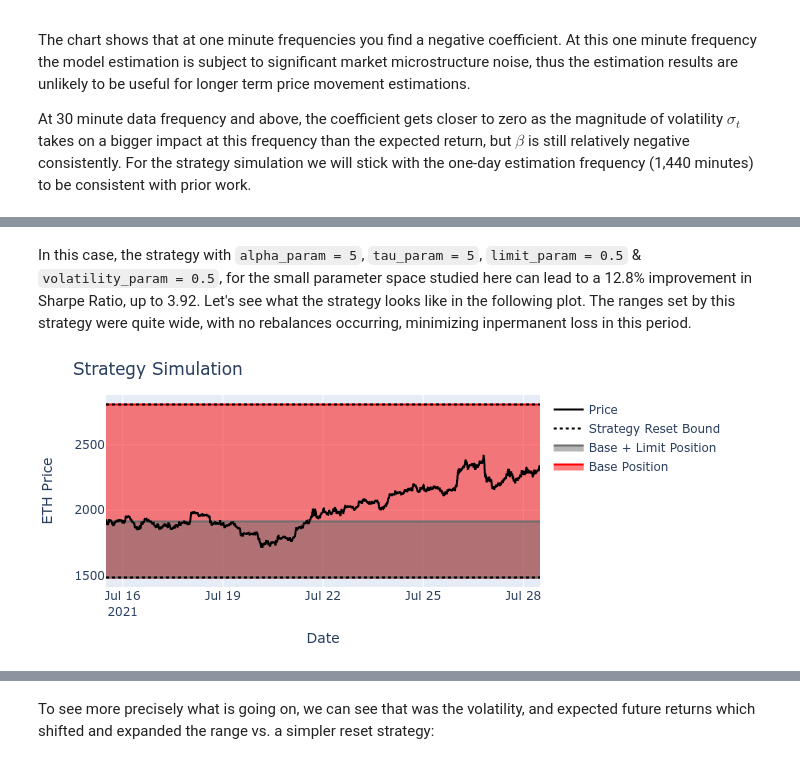
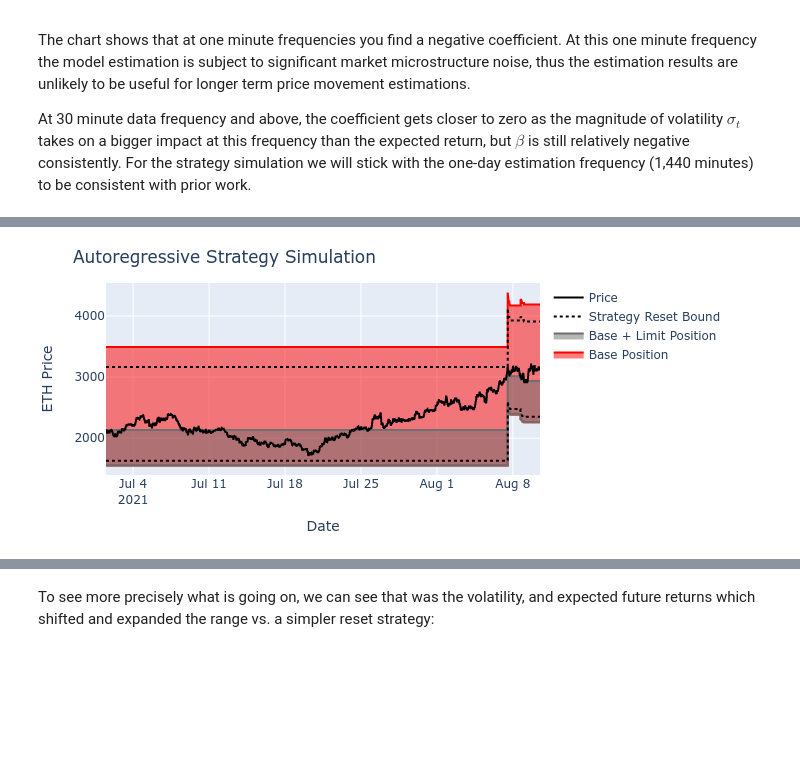
Before and after one commit to ricardgardella/active-strategy-framework, a Jupyter notebook: AutoRegressiveStrategy.ipynb, the cells around one changed output, grey strips where cells are left out. Saved outputs shown, nothing was run; the diff lists cells and outputs as text; code cells hidden in the pictures; blank space fills up the shorter version.

````diff
--- a/AutoRegressiveStrategy.ipynb
+++ b/AutoRegressiveStrategy.ipynb
@@ -40,17 +40,16 @@ address            = '0x8ad599c3a0ff1de082011efddc58f1908eb6e6d8'
 token_0_address    = '0xA0b86991c6218b36c1d19D4a2e9Eb0cE3606eB48'
 token_1_address    = '0xC02aaA39b223FE8D0A0e5C4F27eAD9083C756Cc2'
 
-import importlib
-importlib.reload(GetPoolData)
-
-
+flipside_queries   = ['https://api.flipsidecrypto.com/api/v2/queries/b8ad3087-803a-478b-9ed3-c4f3c096bc47/data/latest',
+                      'https://api.flipsidecrypto.com/api/v2/queries/de277680-5ff6-4d58-bfff-29ef114215be/data/latest']
 
 # Price data for theThese must be month ends
 price_data_begin         = '2020-12-31'
 price_data_end           = '2021-12-31'
+file_name                = 'eth_usdc'
 
-swap_data  = GetPoolData.get_pool_data_flipside(address,BITQUERY_API_TOKEN,False)
-# price_data = GetPoolData.get_price_data_bitquery(token_0_address,token_1_address,price_data_begin,price_data_end,BITQUERY_API_TOKEN,DOWNLOAD_DATA)
+swap_data  = GetPoolData.get_pool_data_flipside(address,flipside_queries,file_name,DOWNLOAD_DATA)
+price_data = GetPoolData.get_price_data_bitquery(token_0_address,token_1_address,price_data_begin,price_data_end,BITQUERY_API_TOKEN,file_name,DOWNLOAD_DATA)
 # %% [markdown]
 ## Model Evaluation
 
@@ -64,7 +63,6 @@ On the other hand, the model finds interesting time series structure in the vola
 # %%
 AGGREGATED_MINUTES  = 60*24 # Works like a 'target' rebalance period
 
-price_data['price'] = price_data['quotePrice']
 price_data_filtered = AutoRegressiveStrategyImplementer.aggregate_price_data(price_data,AGGREGATED_MINUTES)
 
 ar                  = arch.univariate.ARX(price_data_filtered['price_return'].to_numpy()*10, lags=1)
@@ -209,77 +380,73 @@ pd.DataFrame(results)
-# %% [markdown]
-In this case, the strategy with ```alpha_param = 5```, ```tau_param = 5```, ```limit_param = 0.5``` & ```volatility_param = 0.5```, for the small parameter space studied here can lead to a 12.8% improvement in Sharpe Ratio, up to 3.92. Let's see what the strategy looks like in the following plot. The ranges set by this strategy were quite wide, with no rebalances occurring, minimizing inpermanent loss in this period.
 # %%
-SELECTED_STRATEGY                    = 2
-resulting_strat                      = results_data[SELECTED_STRATEGY]
-data_strategy                        = pd.DataFrame([i.dict_components() for i in resulting_strat])
-data_strategy                        = data_strategy.set_index('time',drop=False)
-data_strategy                        = data_strategy.sort_index()
-data_strategy['value_hold']          = INITIAL_TOKEN_0 + INITIAL_TOKEN_1 * data_strategy['price_1_0']
-data_strategy['relative_to_holding'] = data_strategy['value_position']/data_strategy['value_hold']-1
-data_strategy['cum_fees_usd']        = data_strategy['token_0_fees'].cumsum() + (data_strategy['token_1_fees'] * data_strategy['price_1_0']).cumsum()
-data_strategy['net_gain']            = (data_strategy['value_position']  - INITIAL_POSITION_VALUE)/INITIAL_POSITION_VALUE
-
-
+SELECTED_STRATEGY                         = 14
+simulated_strategy                        = results_data[SELECTED_STRATEGY]
+data_strategy_long                        = pd.DataFrame([i.dict_components() for i in simulated_strategy])
+data_strategy_long                        = data_strategy_long.set_index('time',drop=False)
+data_strategy_long                        = data_strategy_long.sort_index()
+data_strategy_long['value_hold']          = INITIAL_TOKEN_0 + INITIAL_TOKEN_1 * data_strategy_long['price_1_0']
+data_strategy_long['relative_to_holding'] = data_strategy_long['value_position']/data_strategy_long['value_hold']-1
+data_strategy_long['net_gain']            = (data_strategy_long['value_position']  - INITIAL_POSITION_VALUE)/INITIAL_POSITION_VALUE
+pd.DataFrame([AutoRegressiveStrategyImplementer.analyze_strategy(data_strategy_long,INITIAL_POSITION_VALUE)])
 
 CHART_SIZE = 300
 
 fig_strategy = go.Figure()
 fig_strategy.add_trace(go.Scatter(
-    x=data_strategy['time'],
-    y=data_strategy['base_range_lower_usd'],
+    x=data_strategy_long['time'],
+    y=1/data_strategy_long['base_range_lower'],
     fill=None,
     mode='lines',
     showlegend = False,
     line_color='#ff0000',
     ))
 fig_strategy.add_trace(go.Scatter(
-    x=data_strategy['time'],
-    y=data_strategy['base_range_upper_usd'],
+    x=data_strategy_long['time'],
+    y=1/data_strategy_long['base_range_upper'],
     name='Base Position',
     fill='tonexty', # fill area between trace0 and trace1
     mode='lines', line_color='#ff0000',))
 
 fig_strategy.add_trace(go.Scatter(
-    x=data_strategy['time'],
-    y=data_strategy['limit_range_lower_usd'],
+    x=data_strategy_long['time'],
+    y=1/data_strategy_long['limit_range_lower'],
     fill=None,
     mode='lines',
     showlegend = False,
     line_color='#6f6f6f'))
 
 fig_strategy.add_trace(go.Scatter(
-    x=data_strategy['time'],
-    y=data_strategy['limit_range_upper_usd'],
+    x=data_strategy_long['time'],
+    y=1/data_strategy_long['limit_range_upper'],
     name='Base + Limit Position',
     fill='tonexty', # fill area between trace0 and trace1
     mode='lines', line_color='#6f6f6f',))
 
 fig_strategy.add_trace(go.Scatter(
-    x=data_strategy['time'],
-    y=data_strategy['reset_range_lower_usd'],
+    x=data_strategy_long['time'],
+    y=1/data_strategy_long['reset_range_lower'],
     name='Strategy Reset Bound',
     line=dict(width=2,dash='dot',color='black')))
 
 fig_strategy.add_trace(go.Scatter(
-    x=data_strategy['time'],
-    y=data_strategy['reset_range_upper_usd'],
+    x=data_strategy_long['time'],
+    y=1/data_strategy_long['reset_range_upper'],
     showlegend = False,
     line=dict(width=2,dash='dot',color='black',)))
 
 fig_strategy.add_trace(go.Scatter(
-    x=data_strategy['time'],
-    y=data_strategy['price_1_0'],
+    x=data_strategy_long['time'],
+    y=data_strategy_long['price_1_0'],
     name='Price',
     line=dict(width=2,color='black')))
 
 fig_strategy.update_layout(
     margin=dict(l=20, r=20, t=40, b=20),
     height= CHART_SIZE,
-    title = 'Strategy Simulation',
+    title = 'Autoregressive Strategy Simulation',
     xaxis_title="Date",
     yaxis_title="ETH Price",
 )
 
 fig_strategy.show(renderer="png")
 # %% [output]
-[figure, old version]
+[figure, new version]
````
Also changed, not shown: parts of 19 cells of this notebook, 9 other files.
